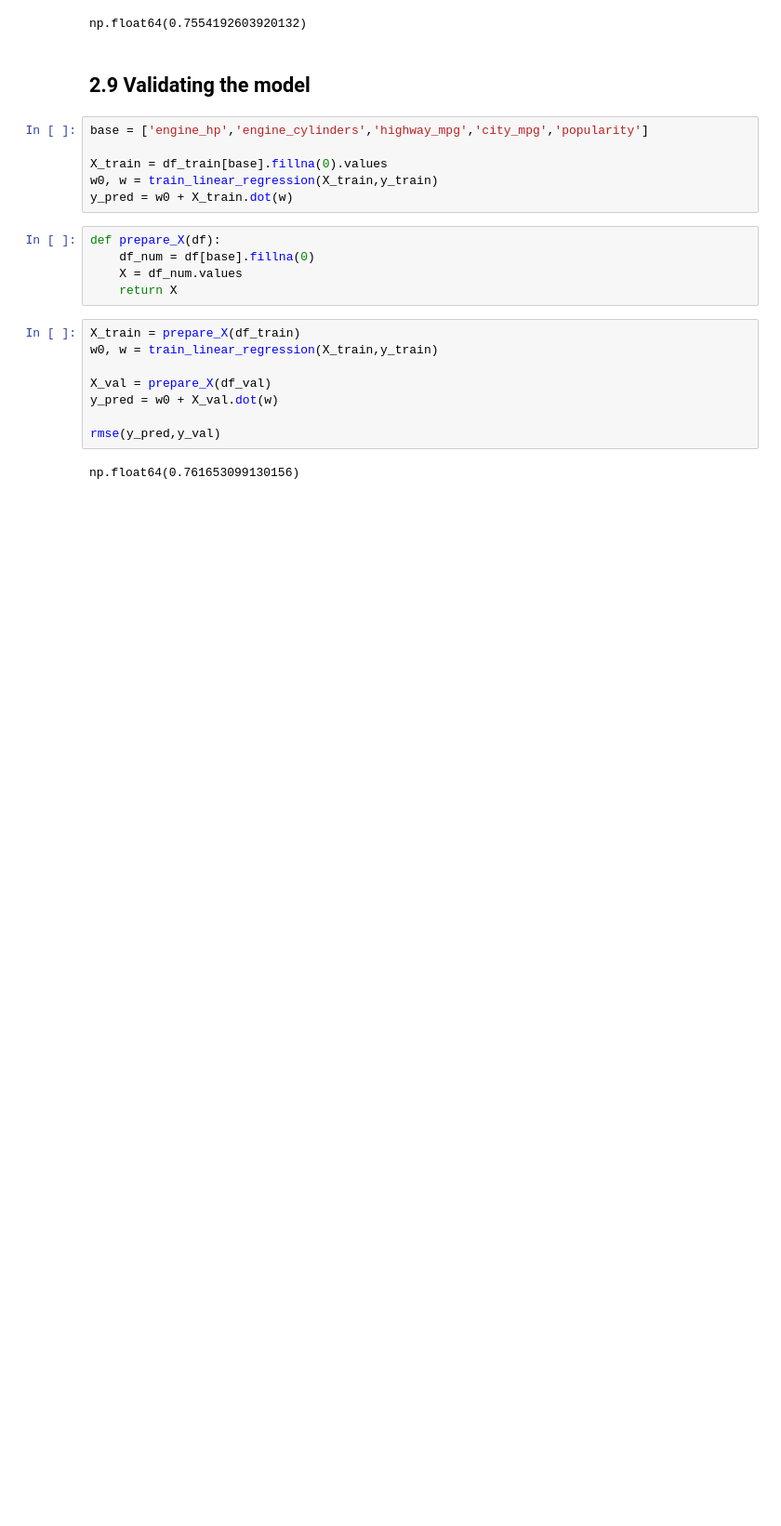
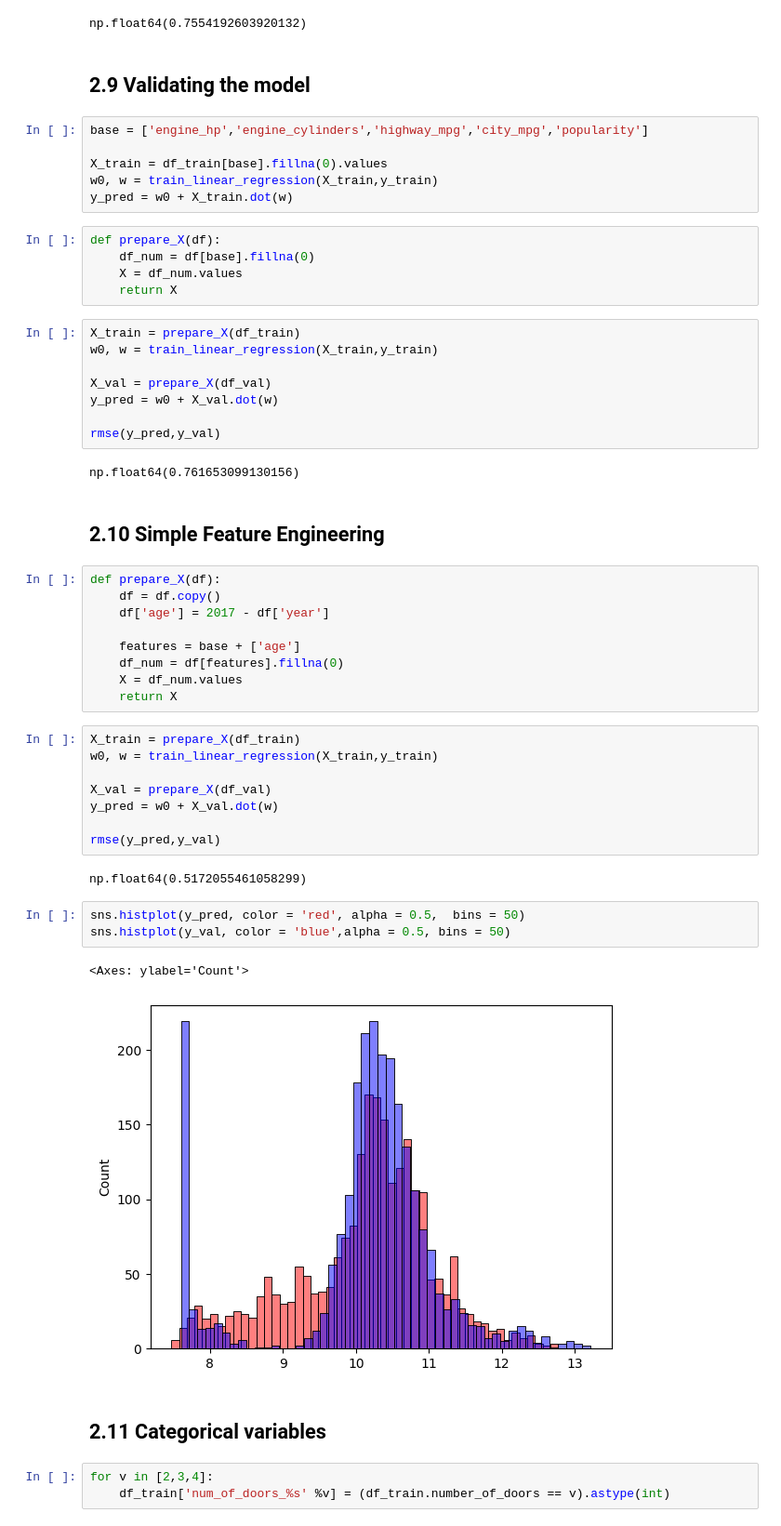
Before and after one commit to cyriljason7/machine-learning-zoomcamp-homework, a Jupyter notebook: 02-regression/02-car_price.ipynb, the cells around one changed output. Shown: that part at 93% size. Drawn from its saved outputs; the diff is of its cells as text; blank space fills up the shorter version.

Commit message:
add feature engineering and categorical variables to car price

```diff
--- a/02-regression/02-car_price.ipynb
+++ b/02-regression/02-car_price.ipynb
@@ -328,3 +328,35 @@ y_pred = w0 + X_val.dot(w)
 rmse(y_pred,y_val)
 # %% [output]
 np.float64(0.761653099130156)
+# %% [markdown]
+## 2.10 Simple Feature Engineering
+# %%
+def prepare_X(df):
+    df = df.copy()
+    df['age'] = 2017 - df['year']
+
+    features = base + ['age']
+    df_num = df[features].fillna(0)
+    X = df_num.values
+    return X
+# %%
+X_train = prepare_X(df_train)
+w0, w = train_linear_regression(X_train,y_train)
+
+X_val = prepare_X(df_val)
+y_pred = w0 + X_val.dot(w)
+
+rmse(y_pred,y_val)
+# %% [output]
+np.float64(0.5172055461058299)
+# %%
+sns.histplot(y_pred, color = 'red', alpha = 0.5,  bins = 50)
+sns.histplot(y_val, color = 'blue',alpha = 0.5, bins = 50)
+# %% [output]
+<Axes: ylabel='Count'>
+[figure, added]
+# %% [markdown]
+## 2.11 Categorical variables
+# %%
+for v in [2,3,4]:
+    df_train['num_of_doors_%s' %v] = (df_train.number_of_doors == v).astype(int)
```
Also changed, not shown: parts of 11 cells of this notebook.
